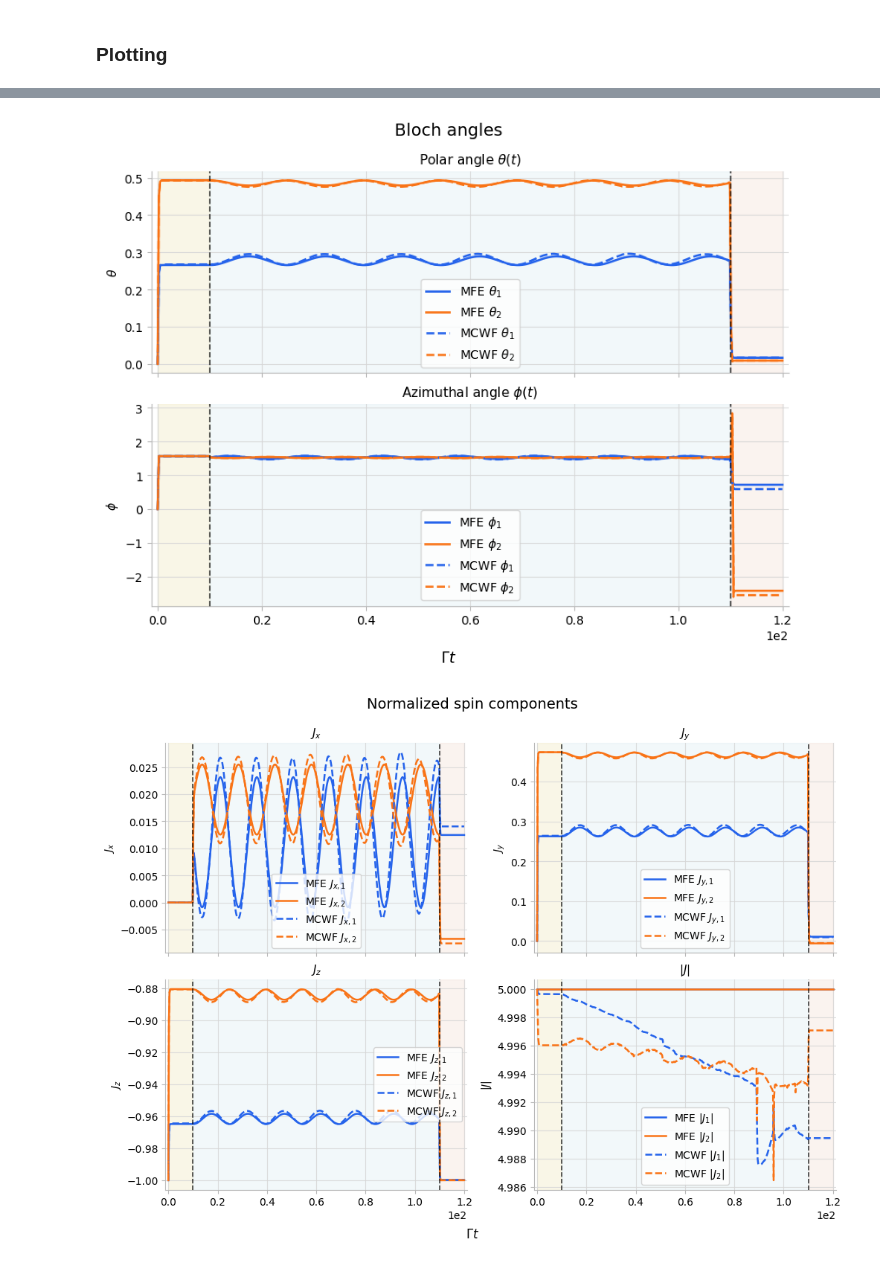
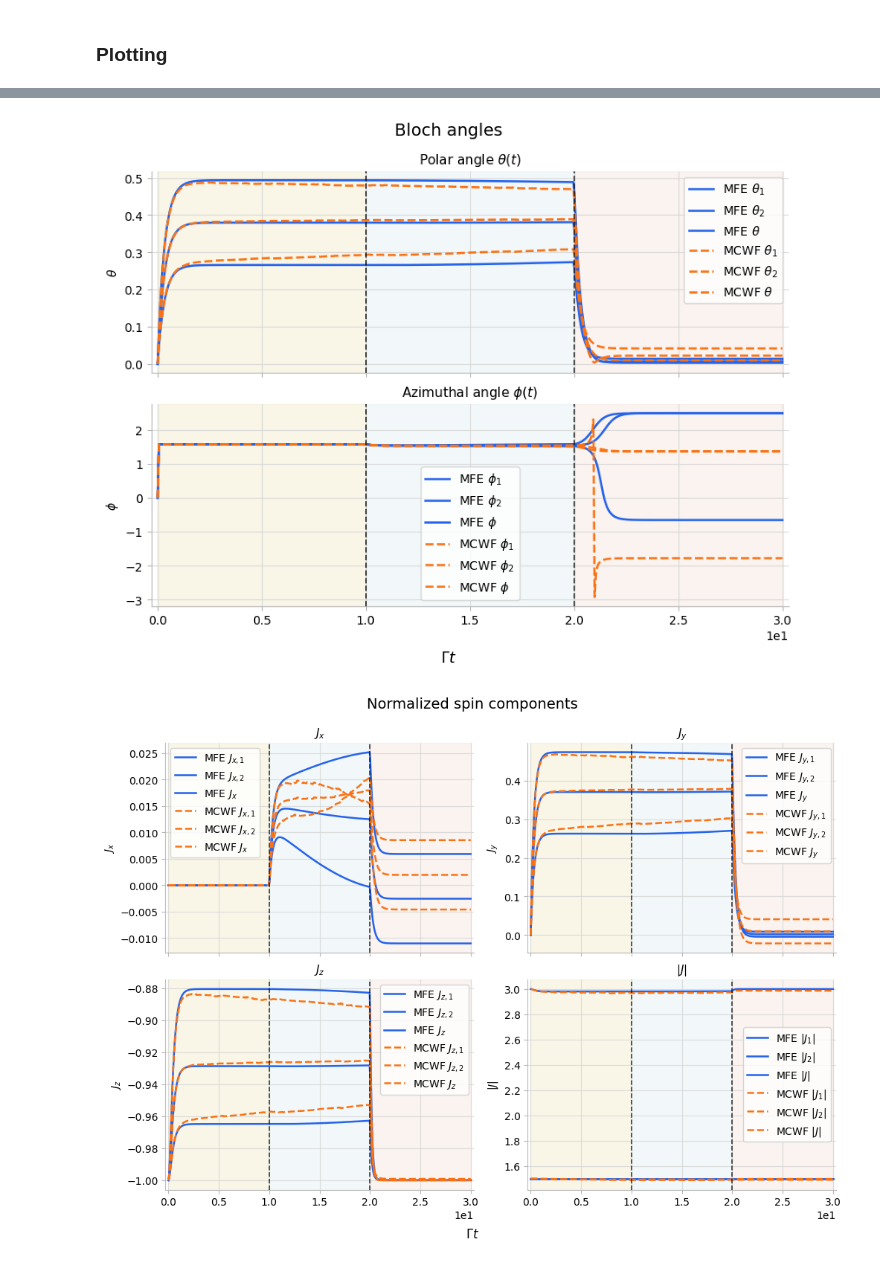
Before and after one commit to AsharKamal98/cavity-OAT, a Jupyter notebook: notebooks/finite_size_effects.ipynb, the cells around one changed output, grey strips where cells are left out. Cells and saved outputs as stored; diff of their text form; code cells hidden in the pictures.

```diff
--- a/notebooks/finite_size_effects.ipynb
+++ b/notebooks/finite_size_effects.ipynb
@@ -28,7 +28,7 @@ output_dir = repo_root / "output"
 Gamma = 1; num_snapshots=500
 # param
 dN = 0
-Ni = [20,20]
+Ni = [6,6]
 omega_i = [0.7]
 ntraj = 1000
 # Model and parameters
@@ -40,7 +40,7 @@ dt = mcwf_dt_from_scales(Omega0, delta0, sum(Ni), Gamma)
 # dt = 1e-3
 # protocol durations
 T1 = 10.0
-T2 = 100.0
+T2 = 10.0
 T3 = 10.0
 
 simulation_metadata = SimulationMetadata(
@@ -150,17 +150,19 @@ fig, axes = plot_bloch_angles(
     mfe_moments.J,
     phases=mfe_moments.metadata.phases,
     label="MFE",
-    colour_index=0,
+    colour_family_index=0,
+    shade_index=3,
     linestyle="-",
 )
 fig, axes = plot_bloch_angles(
     mcwf_moments.J,
     phases=mcwf_moments.metadata.phases,
     label="MCWF",
-    colour_index=0,
+    colour_family_index=1,
+    shade_index=3,
     linestyle="--",
     axes=axes,
-    output_path=f"{output_dir}/finite_size_effects/angles_N32.png",
+    output_path=f"{output_dir}/finite_size_effects/angles_N48.png",
 )
 
 
@@ -170,7 +172,8 @@ fig, axes = plot_spin_components(
     normalized=normalized,
     phases=mfe_moments.metadata.phases,
     label="MFE",
-    colour_index=0,
+    colour_family_index=0,
+    shade_index=3,
     linestyle="-",
 )
 fig, axes = plot_spin_components(
@@ -178,20 +181,22 @@ fig, axes = plot_spin_components(
     normalized=normalized,
     phases=mcwf_moments.metadata.phases,
     label="MCWF",
-    colour_index=0,
+    colour_family_index=1,
+    shade_index=3,
     linestyle="--",
     axes=axes,
-    output_path=f"{output_dir}/finite_size_effects/spins_N32.png",
+    output_path=f"{output_dir}/finite_size_effects/spins_N48.png",
 )
 
-# plot mfe residuals
-fig, axes = plot_mfe_residuals(
-    mcwf_moments.mfe_residuals,
-    phases=mcwf_moments.metadata.phases,
-    label="MCWF",
-    colour_index=0,
-    linestyle="-",
-    symlog=True,
-    output_path=f"{output_dir}/finite_size_effects/mfe_residuals_N32.png",
-)
+# # plot mfe residuals
+# fig, axes = plot_mfe_residuals(
+#     mcwf_moments.mfe_residuals,
+#     show_components=True,
+#     phases=mcwf_moments.metadata.phases,
+#     label="MCWF",
+#     colour_family_index=0,
+#     linestyle="-",
+#     symlog=True,
+#     output_path=f"{output_dir}/finite_size_effects/mfe_residuals_N48.png",
+# )
 # %% [output]
@@ -202,2 +203,2 @@ Phase 3 - end: 1.073e-06, min: 1.073e-06
-[figure, old version]
+[figure, new version]
-[figure, old version]
+[figure, new version]
```
Also changed, not shown: parts of 3 cells of this notebook, 14 other files.
